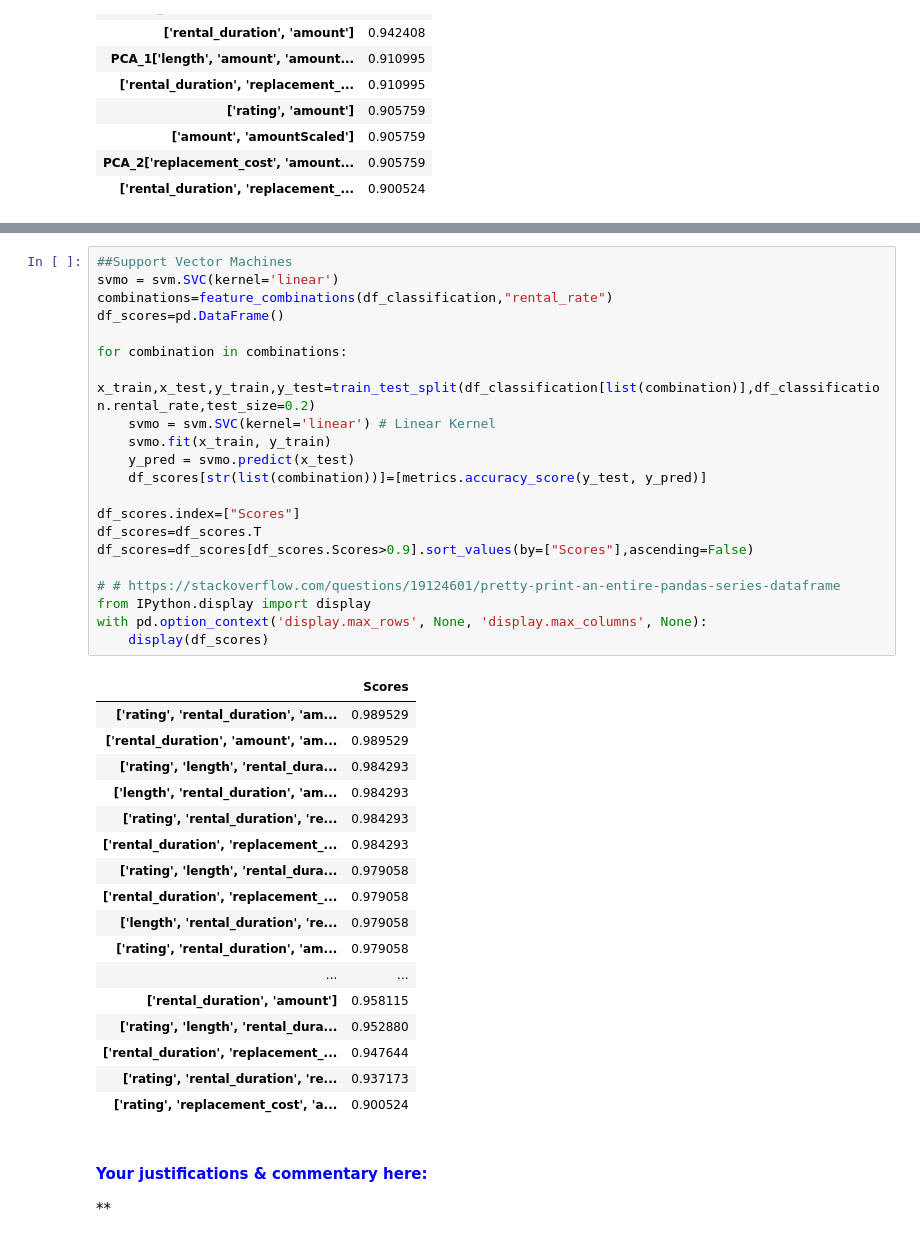
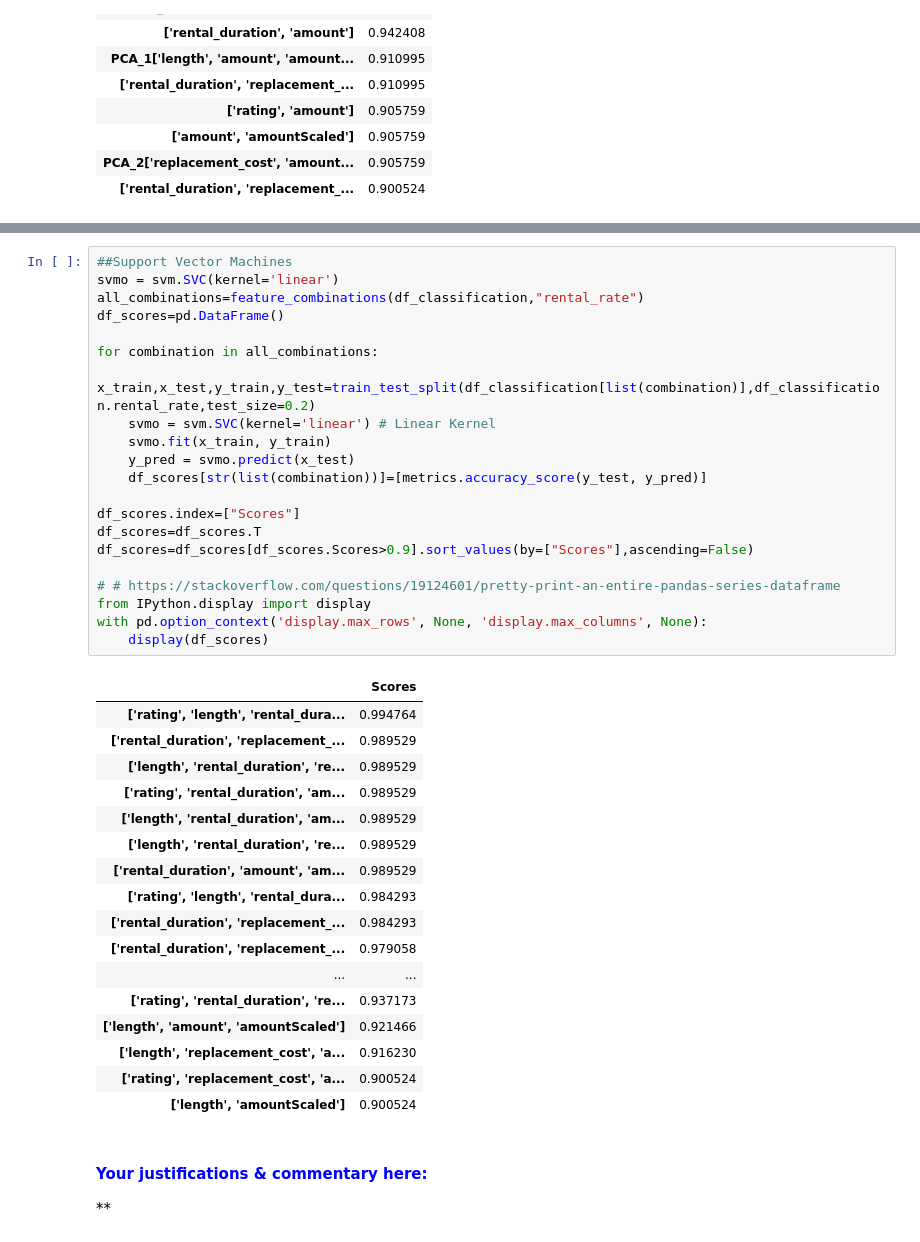
Before and after one commit to DannyFirmin/ML-KMeans-KNN-DecisionTrees, a Jupyter notebook: Assignment-2.ipynb, the cells around one changed output, grey strips where cells are left out. Cells and saved outputs as stored; diff of their text form.

```diff
--- a/Assignment-2.ipynb
+++ b/Assignment-2.ipynb
@@ -582,42 +561,42 @@ df_classification
 # %%
 ##Support Vector Machines
 svmo = svm.SVC(kernel='linear')
-combinations=feature_combinations(df_classification,"rental_rate")
+all_combinations=feature_combinations(df_classification,"rental_rate")
 df_scores=pd.DataFrame()
 
-for combination in combinations:
+for combination in all_combinations:
     x_train,x_test,y_train,y_test=train_test_split(df_classification[list(combination)],df_classification.rental_rate,test_size=0.2)
     svmo = svm.SVC(kernel='linear') # Linear Kernel
     svmo.fit(x_train, y_train)
     y_pred = svmo.predict(x_test)
     df_scores[str(list(combination))]=[metrics.accuracy_score(y_test, y_pred)]
 
 df_scores.index=["Scores"]
 df_scores=df_scores.T
 df_scores=df_scores[df_scores.Scores>0.9].sort_values(by=["Scores"],ascending=False)
 
 # # https://stackoverflow.com/questions/19124601/pretty-print-an-entire-pandas-series-dataframe
 from IPython.display import display
 with pd.option_context('display.max_rows', None, 'display.max_columns', None):
     display(df_scores)
 # %% [output]
 |  | Scores |
+| ['rating', 'length', 'rental_dura... | 0.994764 |
+| ['rental_duration', 'replacement_... | 0.989529 |
+| ['length', 'rental_duration', 're... | 0.989529 |
 | ['rating', 'rental_duration', 'am... | 0.989529 |
+| ['length', 'rental_duration', 'am... | 0.989529 |
+| ['length', 'rental_duration', 're... | 0.989529 |
 | ['rental_duration', 'amount', 'am... | 0.989529 |
 | ['rating', 'length', 'rental_dura... | 0.984293 |
-| ['length', 'rental_duration', 'am... | 0.984293 |
-| ['rating', 'rental_duration', 're... | 0.984293 |
 | ['rental_duration', 'replacement_... | 0.984293 |
-| ['rating', 'length', 'rental_dura... | 0.979058 |
 | ['rental_duration', 'replacement_... | 0.979058 |
-| ['length', 'rental_duration', 're... | 0.979058 |
-| ['rating', 'rental_duration', 'am... | 0.979058 |
 | ... | ... |
-| ['rental_duration', 'amount'] | 0.958115 |
-| ['rating', 'length', 'rental_dura... | 0.952880 |
-| ['rental_duration', 'replacement_... | 0.947644 |
 | ['rating', 'rental_duration', 're... | 0.937173 |
+| ['length', 'amount', 'amountScaled'] | 0.921466 |
+| ['length', 'replacement_cost', 'a... | 0.916230 |
 | ['rating', 'replacement_cost', 'a... | 0.900524 |
+| ['length', 'amountScaled'] | 0.900524 |
 # %% [markdown]
 #### <span style="color:blue"> Your justifications & commentary here: </span>
 
```
Also changed, not shown: parts of 1 cell of this notebook.
